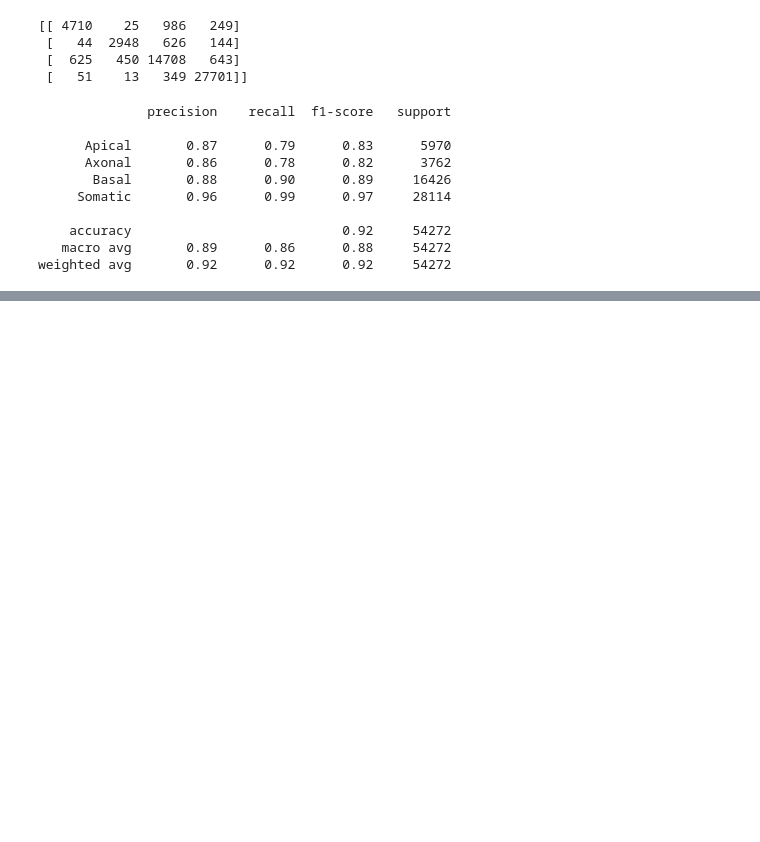
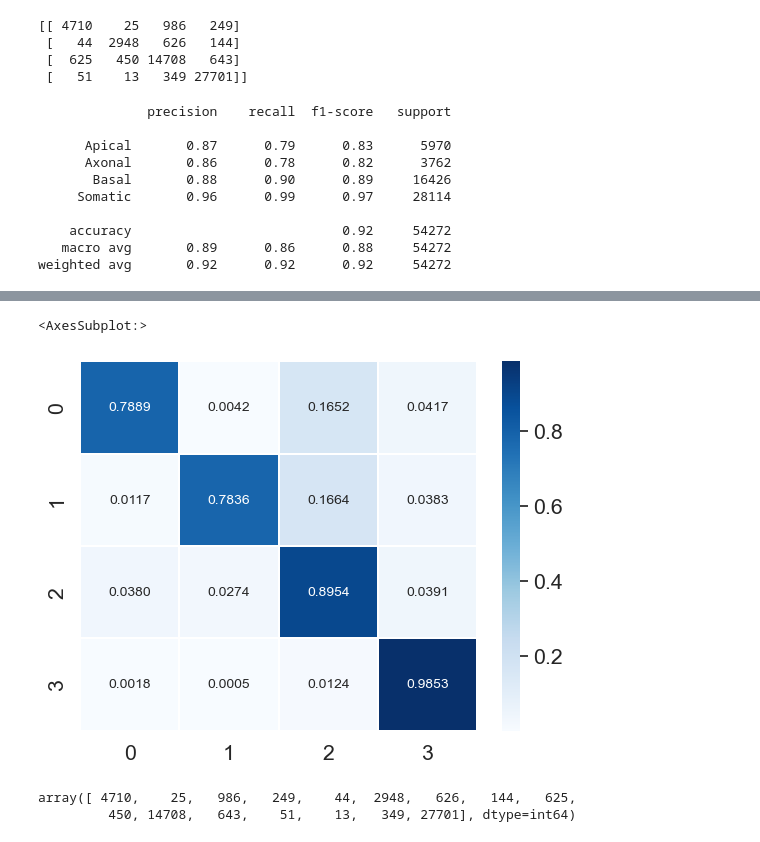
Before and after one commit to shandran/layer23-volume, a Jupyter notebook: mitochondria_analytics/classifier/Round0_decision_tree.ipynb, the cells around one changed output, grey strips where cells are left out. Saved outputs shown, nothing was run; the diff lists cells and outputs as text; code cells hidden in the pictures; blank space fills up the shorter version.

```diff
--- a/mitochondria_analytics/classifier/Round0_decision_tree.ipynb
+++ b/mitochondria_analytics/classifier/Round0_decision_tree.ipynb
@@ -172,0 +221,16 @@ weighted avg       0.92      0.92      0.92     54272
+# %%
+#sns.heatmap(matrix/np.sum(matrix), annot=True,
+#            fmt='.2%', cmap='Blues')
+
+sns.heatmap(matrix, annot=True, annot_kws={'size':10}, fmt='.4f', cmap='Blues', linewidths=0.2)
+# %% [output]
+<AxesSubplot:>
+[figure, added]
+# %%
+# coding help from https://www.appsloveworld.com/pandas/100/31/python-remove-brackets-from-arrays
+cm = confusion_matrix(y_test,rfc_pred)
+coef = np.array(cm).ravel()
+coef
+# %% [output]
+array([ 4710,    25,   986,   249,    44,  2948,   626,   144,   625,
+         450, 14708,   643,    51,    13,   349, 27701], dtype=int64)
```
Also changed, not shown: parts of 4 cells of this notebook.
